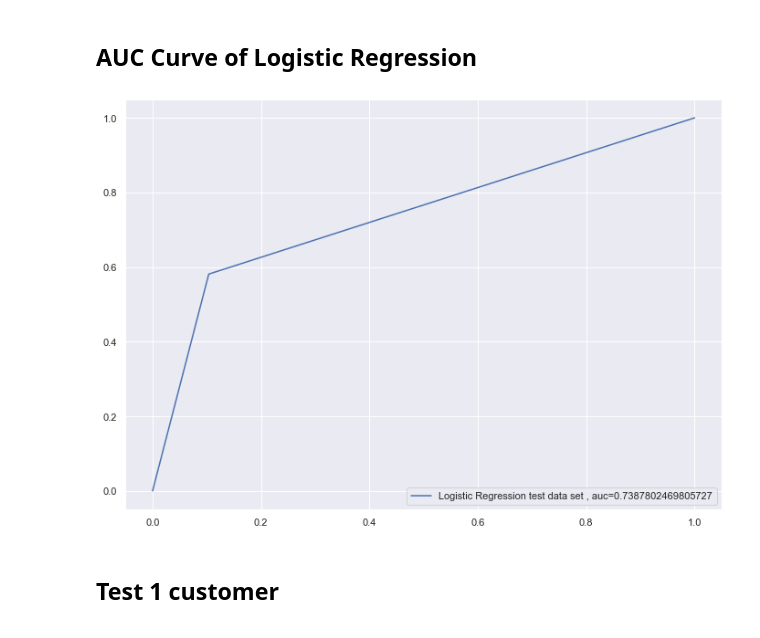
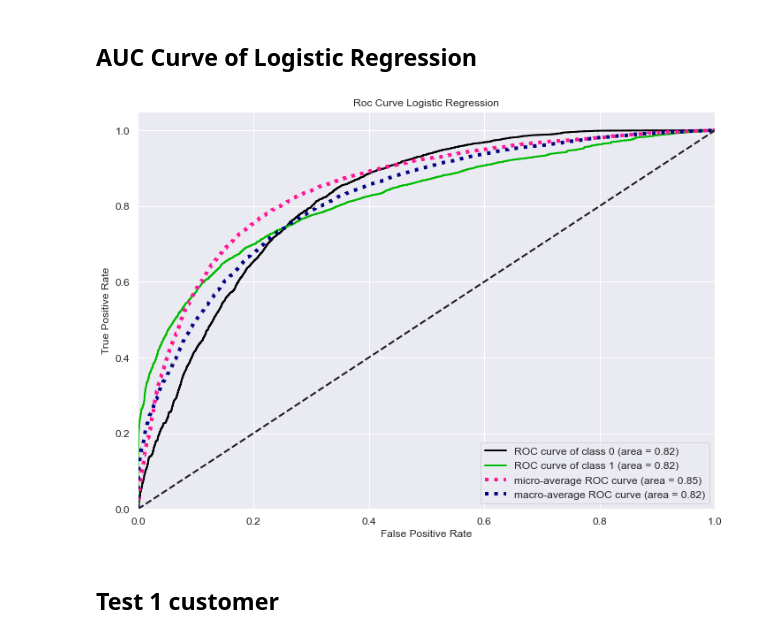
Before and after one commit to aenoboa1/Project_MlZoomcamp, a Jupyter notebook: code/notebook.ipynb, the cells around one changed output. Saved outputs shown, nothing was run; the diff lists cells and outputs as text; code cells hidden in the pictures.

```diff
--- a/code/notebook.ipynb
+++ b/code/notebook.ipynb
@@ -1058,11 +1058,3 @@ weighted avg       0.78      0.78      0.77     23878
 ## AUC Curve of Logistic Regression
 # %%
 from sklearn import metrics
-# %%
-fpr, tpr, _ = metrics.roc_curve(y_test, y_pred_lr)
-auc = metrics.roc_auc_score(y_test, y_pred_lr)
-plt.plot(fpr, tpr, label="Logistic Regression test data set , auc=" + str(auc))
-plt.legend(loc=4)
-plt.show()
-# %% [output]
-[figure, removed]
@@ -1069,3 +1065,11 @@ plt.show()
+# %%
+y_pred_lr_prob = classifier.predict_proba(X_test)
+
+skplt.metrics.plot_roc_curve(y_test, y_pred_lr_prob)
+plt.title('Roc Curve Logistic Regression')
+plt.show()
+# %% [output]
+[figure, added]
 # %% [markdown]
 ## Test 1 customer
 # %%
```
Also changed, not shown: parts of 20 cells of this notebook.
